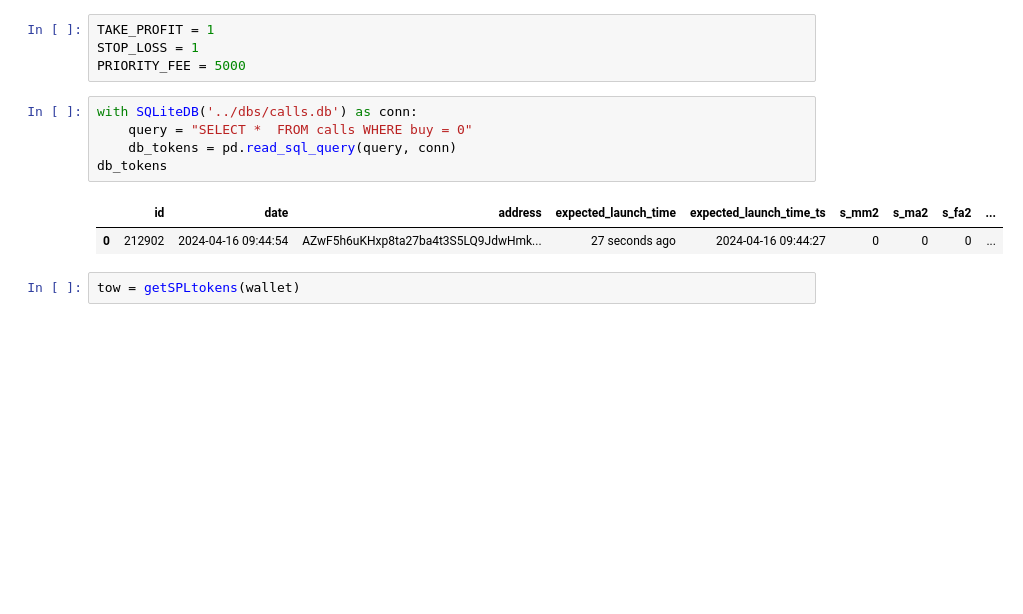
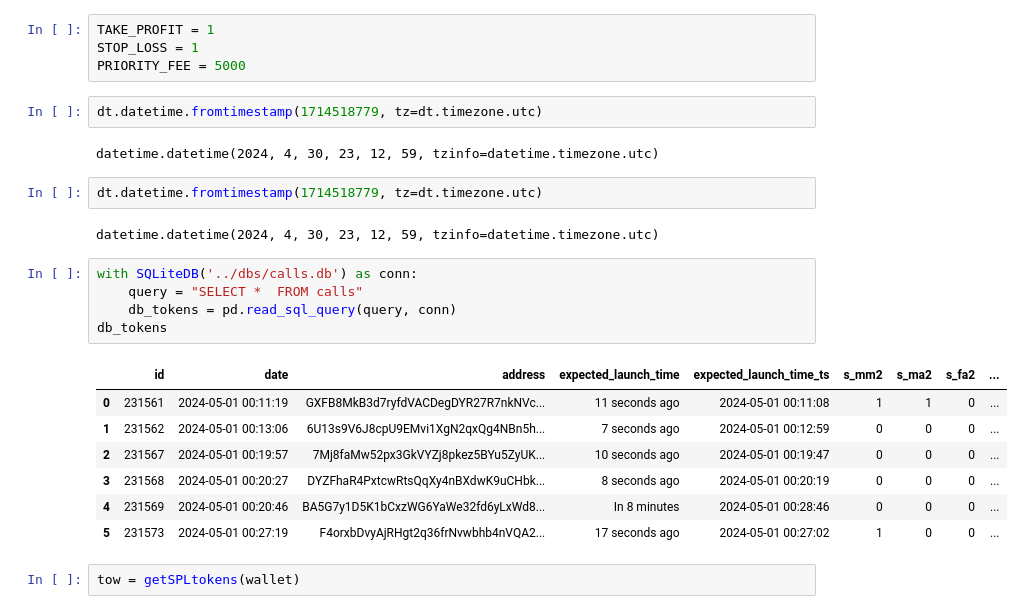
Before and after one commit to moratb/sc-sniper, a Jupyter notebook: examples/oracle.ipynb, the cells around one changed output. Drawn from its saved outputs; the diff is of its cells as text; blank space fills up the shorter version.

```diff
--- a/examples/oracle.ipynb
+++ b/examples/oracle.ipynb
@@ -11,14 +11,27 @@ from utils.blockchain import *
 TAKE_PROFIT = 1
 STOP_LOSS = 1
 PRIORITY_FEE = 5000
+# %%
+dt.datetime.fromtimestamp(1714518779, tz=dt.timezone.utc)
+# %% [output]
+datetime.datetime(2024, 4, 30, 23, 12, 59, tzinfo=datetime.timezone.utc)
+# %%
+dt.datetime.fromtimestamp(1714518779, tz=dt.timezone.utc)
+# %% [output]
+datetime.datetime(2024, 4, 30, 23, 12, 59, tzinfo=datetime.timezone.utc)
 # %%
 with SQLiteDB('../dbs/calls.db') as conn:
-    query = "SELECT *  FROM calls WHERE buy = 0"
+    query = "SELECT *  FROM calls"
     db_tokens = pd.read_sql_query(query, conn)
 db_tokens
 # %% [output]
 |  | id | date | address | expected_launch_time | expected_launch_time_ts | s_mm2 | s_ma2 | s_fa2 | ... |
-| 0 | 212902 | 2024-04-16 09:44:54 | AZwF5h6uKHxp8ta27ba4t3S5LQ9JdwHmk... | 27 seconds ago | 2024-04-16 09:44:27 | 0 | 0 | 0 | ... |
+| 0 | 231561 | 2024-05-01 00:11:19 | GXFB8MkB3d7ryfdVACDegDYR27R7nkNVc... | 11 seconds ago | 2024-05-01 00:11:08 | 1 | 1 | 0 | ... |
+| 1 | 231562 | 2024-05-01 00:13:06 | 6U13s9V6J8cpU9EMvi1XgN2qxQg4NBn5h... | 7 seconds ago | 2024-05-01 00:12:59 | 0 | 0 | 0 | ... |
+| 2 | 231567 | 2024-05-01 00:19:57 | 7Mj8faMw52px3GkVYZj8pkez5BYu5ZyUK... | 10 seconds ago | 2024-05-01 00:19:47 | 0 | 0 | 0 | ... |
+| 3 | 231568 | 2024-05-01 00:20:27 | DYZFhaR4PxtcwRtsQqXy4nBXdwK9uCHbk... | 8 seconds ago | 2024-05-01 00:20:19 | 0 | 0 | 0 | ... |
+| 4 | 231569 | 2024-05-01 00:20:46 | BA5G7y1D5K1bCxzWG6YaWe32fd6yLxWd8... | In 8 minutes | 2024-05-01 00:28:46 | 0 | 0 | 0 | ... |
+| 5 | 231573 | 2024-05-01 00:27:19 | F4orxbDvyAjRHgt2q36frNvwbhb4nVQA2... | 17 seconds ago | 2024-05-01 00:27:02 | 1 | 0 | 0 | ... |
 # %%
 tow = getSPLtokens(wallet)
 # %%
```
Also changed, not shown: 9 other files.
